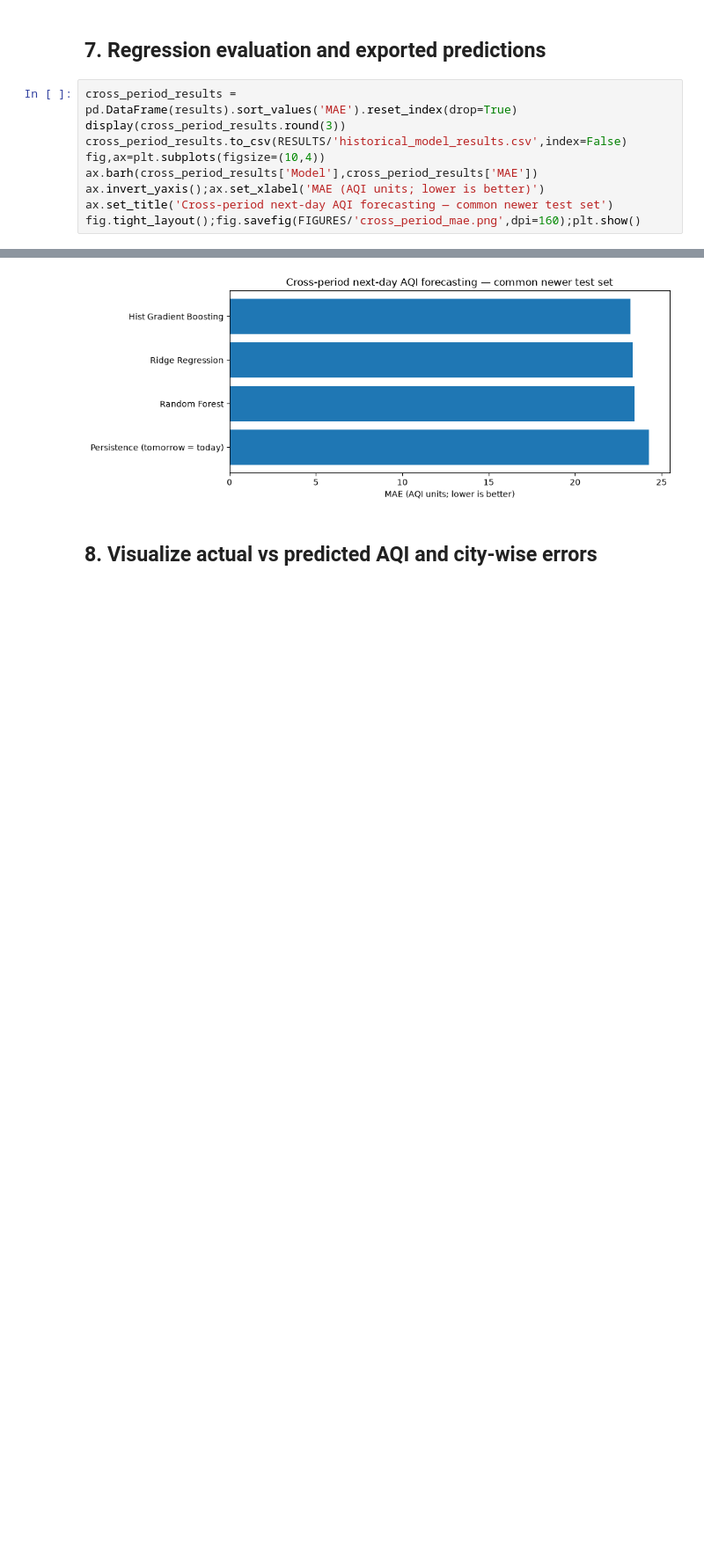
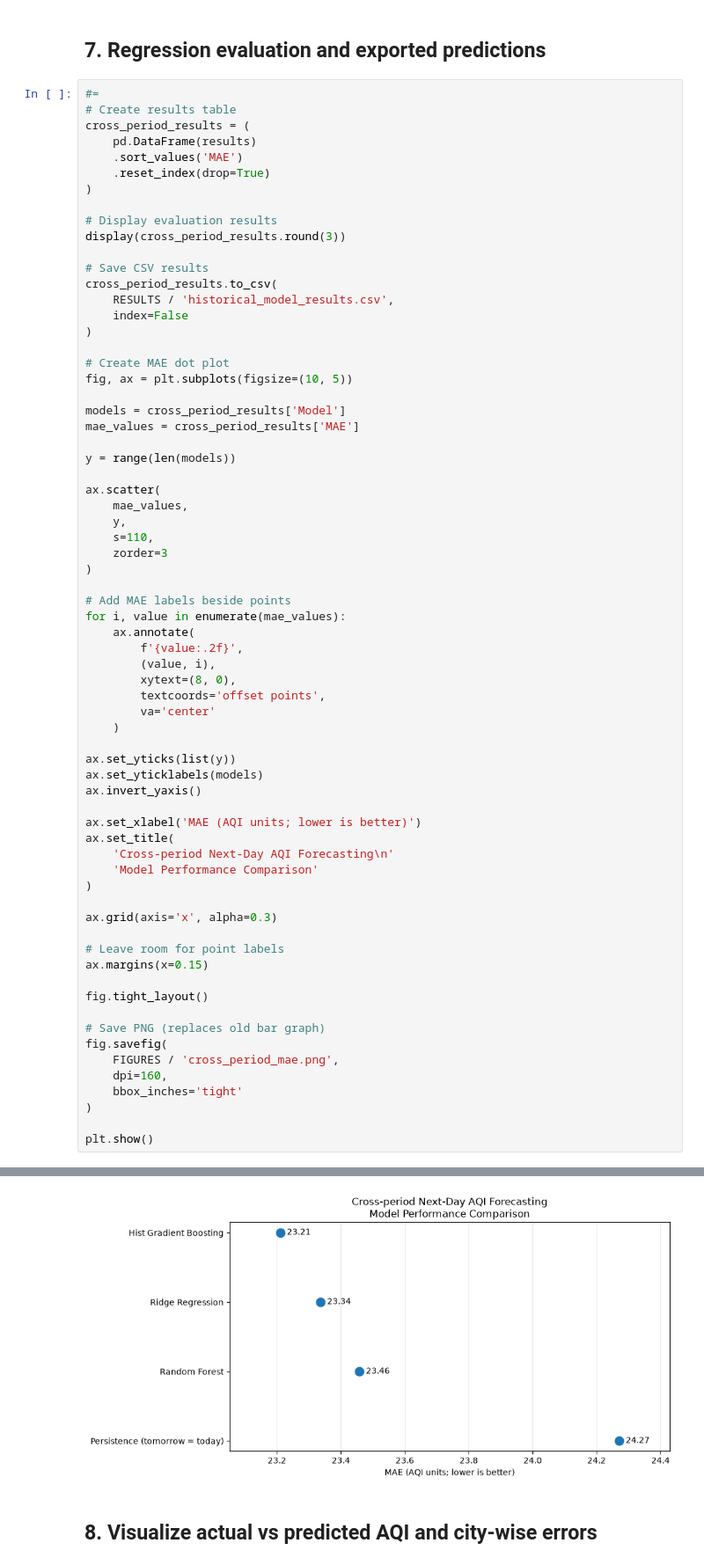
Before and after one commit to nikita-sci/AQI-prediction-India, a Jupyter notebook: notebooks/06_model_b_cross_period.ipynb, the cells around one changed output, grey strips where cells are left out. Shown at 88% size. Saved outputs shown, nothing was run; the diff lists cells and outputs as text; blank space fills up the shorter version.

Commit message:
model-b: improve regression, city-wise and cross-period visualizations

```diff
--- a/notebooks/06_model_b_cross_period.ipynb
+++ b/notebooks/06_model_b_cross_period.ipynb
@@ -275,21 +275,80 @@ Completed historical: Hist Gradient Boosting
 # %% [markdown]
 ## 7. Regression evaluation and exported predictions
 # %%
-cross_period_results = pd.DataFrame(results).sort_values('MAE').reset_index(drop=True)
+#=
+# Create results table
+cross_period_results = (
+    pd.DataFrame(results)
+    .sort_values('MAE')
+    .reset_index(drop=True)
+)
+
+# Display evaluation results
 display(cross_period_results.round(3))
-cross_period_results.to_csv(RESULTS/'historical_model_results.csv',index=False)
-fig,ax=plt.subplots(figsize=(10,4))
-ax.barh(cross_period_results['Model'],cross_period_results['MAE'])
-ax.invert_yaxis();ax.set_xlabel('MAE (AQI units; lower is better)')
-ax.set_title('Cross-period next-day AQI forecasting — common newer test set')
-fig.tight_layout();fig.savefig(FIGURES/'cross_period_mae.png',dpi=160);plt.show()
+
+# Save CSV results
+cross_period_results.to_csv(
+    RESULTS / 'historical_model_results.csv',
+    index=False
+)
+
+# Create MAE dot plot
+fig, ax = plt.subplots(figsize=(10, 5))
+
+models = cross_period_results['Model']
+mae_values = cross_period_results['MAE']
+
+y = range(len(models))
+
+ax.scatter(
+    mae_values,
+    y,
+    s=110,
+    zorder=3
+)
+
+# Add MAE labels beside points
+for i, value in enumerate(mae_values):
+    ax.annotate(
+        f'{value:.2f}',
+        (value, i),
+        xytext=(8, 0),
+        textcoords='offset points',
+        va='center'
+    )
+
+ax.set_yticks(list(y))
+ax.set_yticklabels(models)
+ax.invert_yaxis()
+
+ax.set_xlabel('MAE (AQI units; lower is better)')
+ax.set_title(
+    'Cross-period Next-Day AQI Forecasting\n'
+    'Model Performance Comparison'
+)
+
+ax.grid(axis='x', alpha=0.3)
+
+# Leave room for point labels
+ax.margins(x=0.15)
+
+fig.tight_layout()
+
+# Save PNG (replaces old bar graph)
+fig.savefig(
+    FIGURES / 'cross_period_mae.png',
+    dpi=160,
+    bbox_inches='tight'
+)
+
+plt.show()
 # %% [output]
 |  | Training | Model | MAE | RMSE | R2 |
 | 0 | Historical 2015–2020 | Hist Gradient Boosting | 23.210 | 33.363 | 0.800 |
 | 1 | Historical 2015–2020 | Ridge Regression | 23.336 | 33.477 | 0.798 |
 | 2 | Historical 2015–2020 | Random Forest | 23.458 | 33.569 | 0.797 |
 | 3 | No fitting | Persistence (tomorrow = today) | 24.270 | 35.826 | 0.769 |
-[figure, old version]
+[figure, new version]
 # %% [markdown]
 ## 8. Visualize actual vs predicted AQI and city-wise errors
 # %%
```
Also changed, not shown: parts of 2 cells of this notebook, 4 other files.
